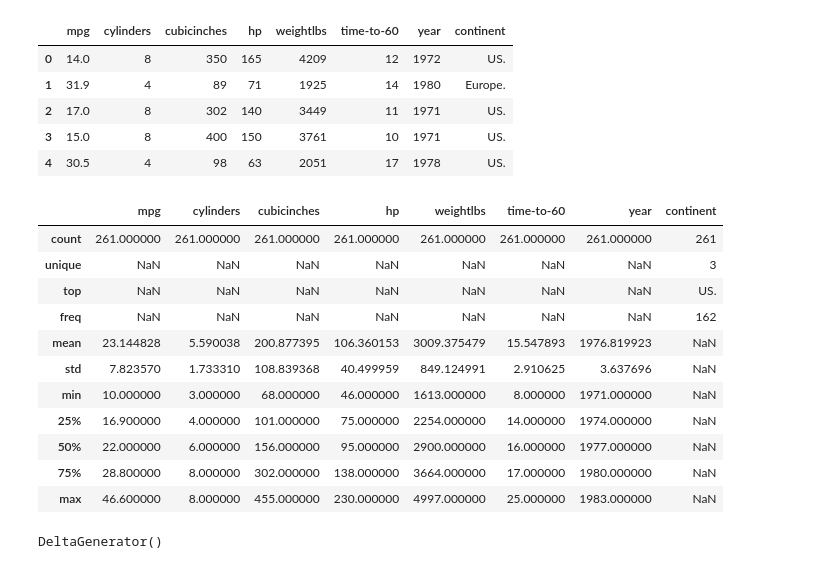
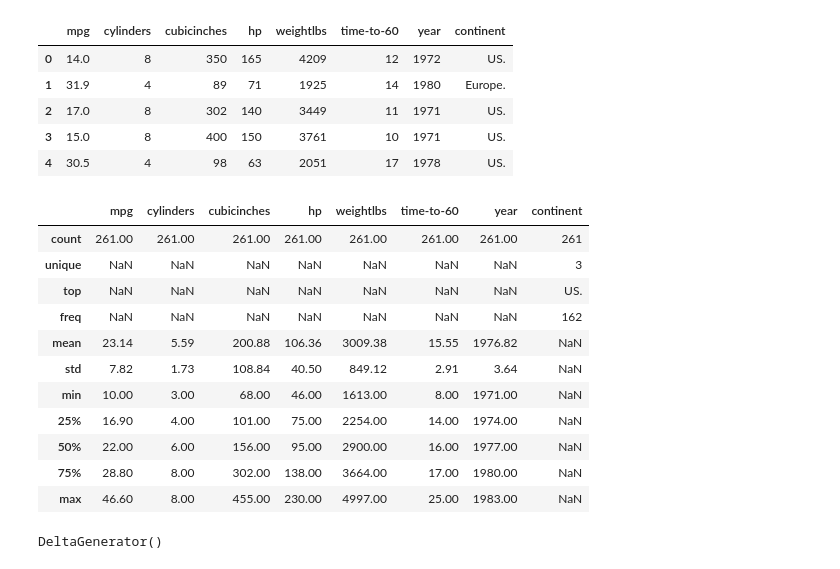
Before and after one commit to Ikari-421/Streamlit_cars, a Jupyter notebook: test_streamlit.ipynb, the cells around one changed output. Drawn from its saved outputs; the diff is of its cells as text; code cells hidden in the pictures.

```diff
--- a/test_streamlit.ipynb
+++ b/test_streamlit.ipynb
@@ -19,20 +35,20 @@ df_cars.head()
 | 3 | 15.0 | 8 | 400 | 150 | 3761 | 10 | 1971 | US. |
 | 4 | 30.5 | 4 | 98 | 63 | 2051 | 17 | 1978 | US. |
 # %%
-df_cars.describe(include="all")
+df_cars.describe(include="all").round(2)
 # %% [output]
 |  | mpg | cylinders | cubicinches | hp | weightlbs | time-to-60 | year | continent |
-| count | 261.000000 | 261.000000 | 261.000000 | 261.000000 | 261.000000 | 261.000000 | 261.000000 | 261 |
+| count | 261.00 | 261.00 | 261.00 | 261.00 | 261.00 | 261.00 | 261.00 | 261 |
 | unique | NaN | NaN | NaN | NaN | NaN | NaN | NaN | 3 |
 | top | NaN | NaN | NaN | NaN | NaN | NaN | NaN | US. |
 | freq | NaN | NaN | NaN | NaN | NaN | NaN | NaN | 162 |
-| mean | 23.144828 | 5.590038 | 200.877395 | 106.360153 | 3009.375479 | 15.547893 | 1976.819923 | NaN |
-| std | 7.823570 | 1.733310 | 108.839368 | 40.499959 | 849.124991 | 2.910625 | 3.637696 | NaN |
-| min | 10.000000 | 3.000000 | 68.000000 | 46.000000 | 1613.000000 | 8.000000 | 1971.000000 | NaN |
-| 25% | 16.900000 | 4.000000 | 101.000000 | 75.000000 | 2254.000000 | 14.000000 | 1974.000000 | NaN |
-| 50% | 22.000000 | 6.000000 | 156.000000 | 95.000000 | 2900.000000 | 16.000000 | 1977.000000 | NaN |
-| 75% | 28.800000 | 8.000000 | 302.000000 | 138.000000 | 3664.000000 | 17.000000 | 1980.000000 | NaN |
-| max | 46.600000 | 8.000000 | 455.000000 | 230.000000 | 4997.000000 | 25.000000 | 1983.000000 | NaN |
+| mean | 23.14 | 5.59 | 200.88 | 106.36 | 3009.38 | 15.55 | 1976.82 | NaN |
+| std | 7.82 | 1.73 | 108.84 | 40.50 | 849.12 | 2.91 | 3.64 | NaN |
+| min | 10.00 | 3.00 | 68.00 | 46.00 | 1613.00 | 8.00 | 1971.00 | NaN |
+| 25% | 16.90 | 4.00 | 101.00 | 75.00 | 2254.00 | 14.00 | 1974.00 | NaN |
+| 50% | 22.00 | 6.00 | 156.00 | 95.00 | 2900.00 | 16.00 | 1977.00 | NaN |
+| 75% | 28.80 | 8.00 | 302.00 | 138.00 | 3664.00 | 17.00 | 1980.00 | NaN |
+| max | 46.60 | 8.00 | 455.00 | 230.00 | 4997.00 | 25.00 | 1983.00 | NaN |
 # %%
 df_cars["continent_id"] = pd.factorize(df_cars["continent"])[0]
 df_cars_to_corr = df_cars[["mpg", "cylinders", "cubicinches", "hp", "weightlbs", "time-to-60", "year"]]
```
Also changed, not shown: parts of 4 cells of this notebook, 3 other files.
